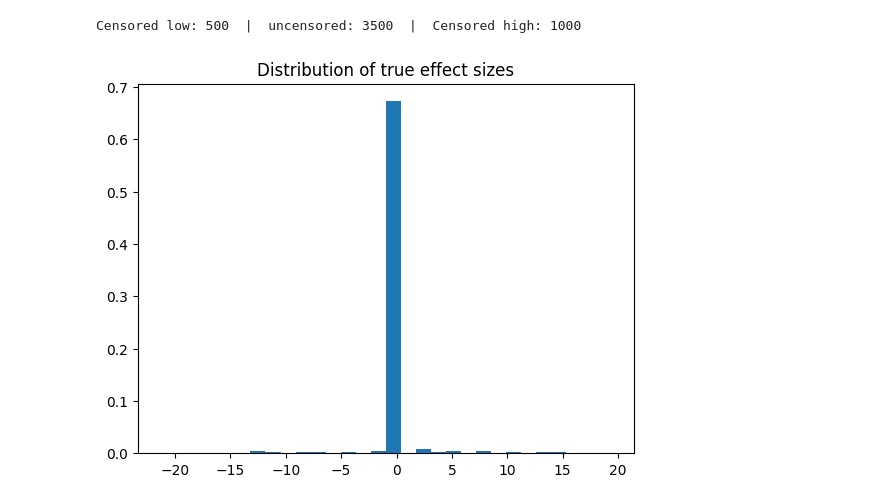
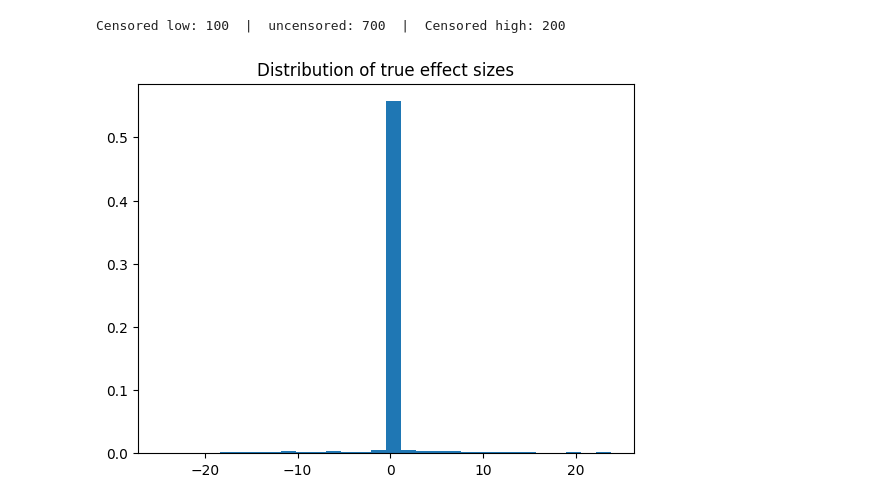
Before and after one commit to mariaestera/vi_tobit, a Jupyter notebook: mfvb_sparse_tobit.ipynb, the cells around one changed output. Drawn from its saved outputs; the diff is of its cells as text; code cells hidden in the pictures.

```diff
--- a/mfvb_sparse_tobit.ipynb
+++ b/mfvb_sparse_tobit.ipynb
@@ -20,26 +11,26 @@ def inv_mills_ratio(z, upper=False):
 # %%
 ###simulate data
 rng= np.random.default_rng(42)
 
-n, d = 5_000, 500
+n, d = 1_000, 2_000
 l_perc, u_perc = 10, 80
 r2 = 0.5
 snr = r2/(1-r2)
 perc_sig = 0.1
 
-X = sim.X_corr_blocks(n, d, k = 5, corr =0.9, seed = 42, intercept = False)
+X = sim.X_corr_blocks(n, d, k = 5, corr =0.7, seed = 42, intercept = False)
 beta_true = sim.beta_sparse(d, beta_scale, perc_sig, seed = 42)
 y, l, u, sigma_y_true, snr= sim.y_tobit_2(X, l_perc, u_perc, beta_true, snr = snr, seed=42)
 
 mask_l   = (y == l)
 mask_u   = (y == u)
 mask_mid = ~mask_l & ~mask_u
 
 print(f"Censored low: {mask_l.sum()}  |  uncensored: {mask_mid.sum()}  |  Censored high: {mask_u.sum()}")
 
 plt.hist(beta_true, bins =30, density = True)
 plt.title("Distribution of true effect sizes")
 plt.show()
 # %% [output]
-Censored low: 500  |  uncensored: 3500  |  Censored high: 1000
+Censored low: 100  |  uncensored: 700  |  Censored high: 200
-[figure, old version]
+[figure, new version]
```
Also changed, not shown: parts of 9 cells of this notebook, 1 other file.
